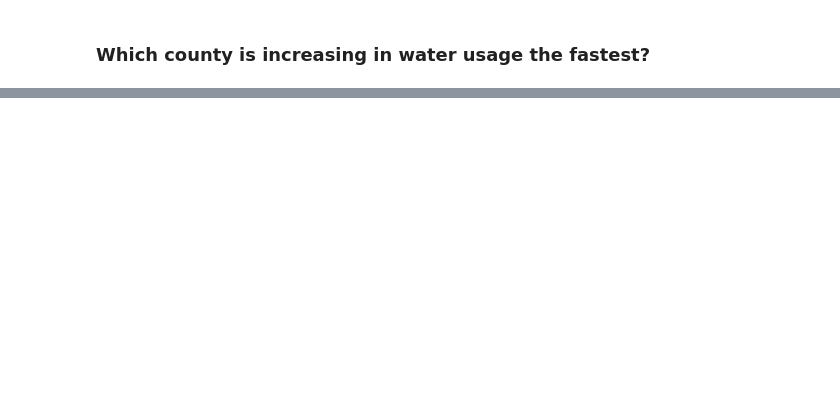
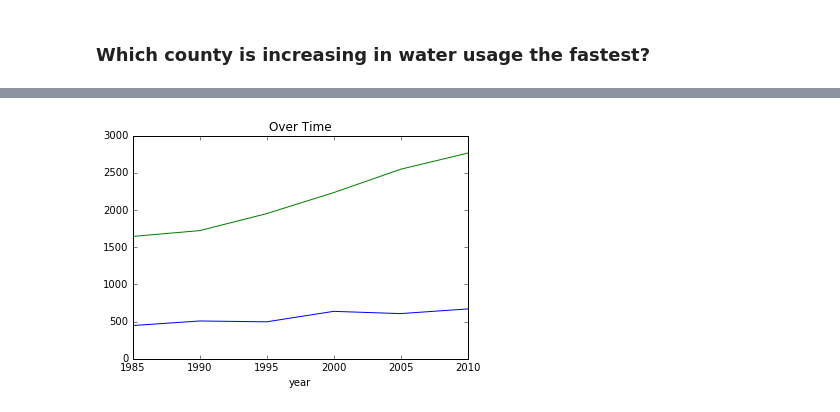
Before and after one commit to FrontAnalyticsInc/data_analytics_course, a Jupyter notebook: Projects/01-clouseau/water_use_data_prasing.ipynb, the cells around one changed output, grey strips where cells are left out. Cells and saved outputs as stored; diff of their text form; code cells hidden in the pictures; blank space fills up the shorter version.

```diff
--- a/Projects/01-clouseau/water_use_data_prasing.ipynb
+++ b/Projects/01-clouseau/water_use_data_prasing.ipynb
@@ -137,0 +122,3 @@ df[list(df.columns[:5]) + ['Commercial deliveries from public supply, in Mgal/d'
+# %%
+df["Total Population total population of area, in thousands"] = \
+df["Total Population total population of area, in thousands"].astype(float).fillna(0.0)
@@ -137,0 +220,4 @@ df[list(df.columns[:5]) + ['Commercial deliveries from public supply, in Mgal/d'
+# %%
+# count missing by row ...
+df['missing_on_row'] = df.count(axis=1)
+df[list(df.columns[:5])+['missing_on_row']]
@@ -137,0 +245,12 @@ df[list(df.columns[:5]) + ['Commercial deliveries from public supply, in Mgal/d'
+# %%
+tmp = pd.pivot_table(df,index=["year"],
+               values=["Total Population total population of area, in thousands",
+                       "Public Supply total self-supplied withdrawals, fresh, in Mgal/d"],
+               aggfunc=np.sum)
+
+col1 = tmp['Total Population total population of area, in thousands']
+col2 = tmp['Public Supply total self-supplied withdrawals, fresh, in Mgal/d']
+
+tmp['public supply per capita'] = col2/col1
+
+tmp
@@ -137,0 +266,7 @@ df[list(df.columns[:5]) + ['Commercial deliveries from public supply, in Mgal/d'
+# %%
+# plot metric by year
+%matplotlib inline
+
+plot1 = tmp.iloc()[:,0:2].plot(title='Over Time' , legend=False)
+# %% [output]
+[figure, added]
```
Also changed, not shown: parts of 38 cells of this notebook.
